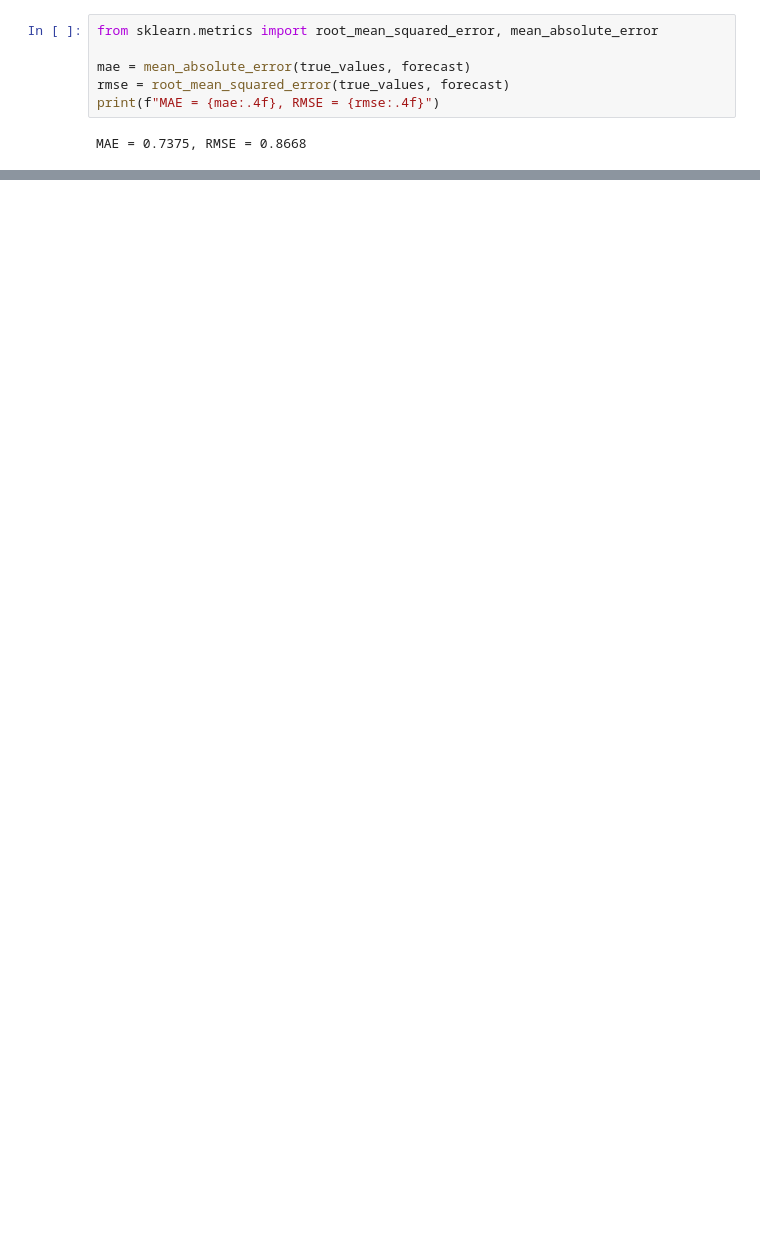
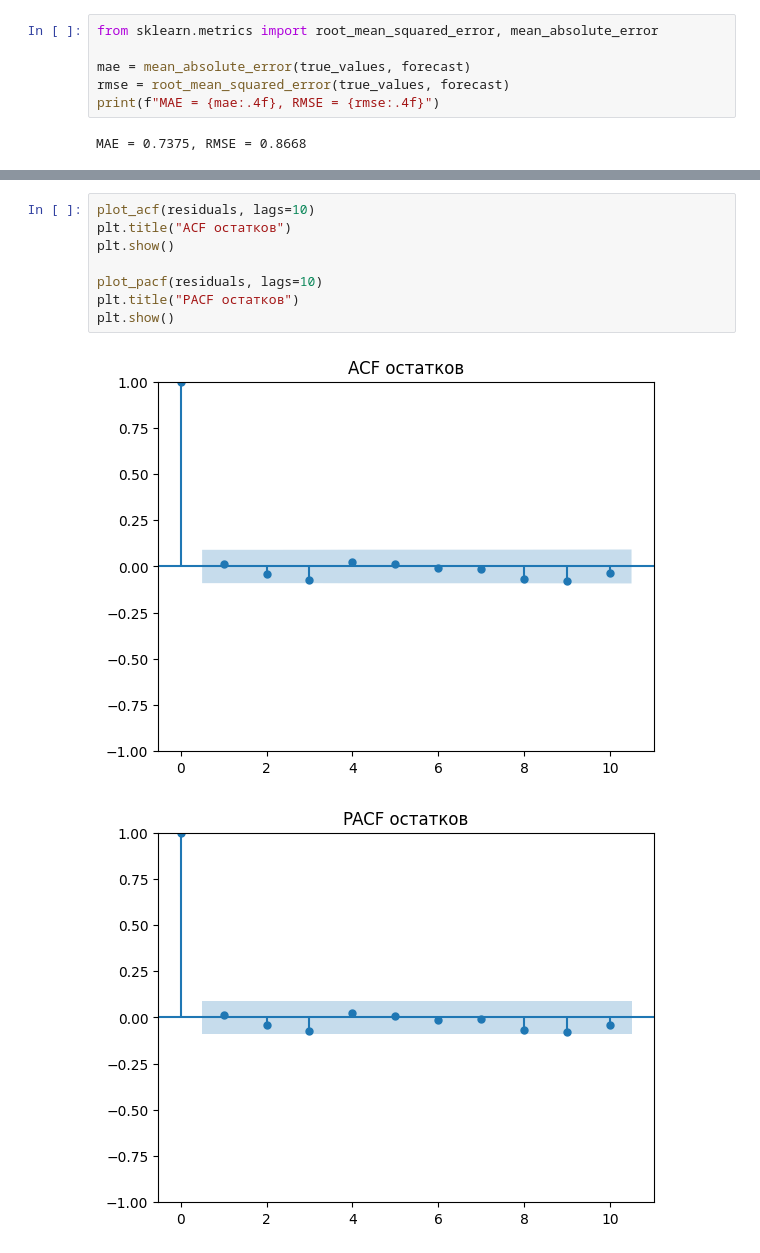
Before and after one commit to OspaNY/usd_to_rub_analysis, a Jupyter notebook: main.ipynb, the cells around one changed output, grey strips where cells are left out. Cells and saved outputs as stored; diff of their text form; blank space fills up the shorter version.

```diff
--- a/main.ipynb
+++ b/main.ipynb
@@ -292,0 +263,11 @@ MAE = 0.7375, RMSE = 0.8668
+# %%
+plot_acf(residuals, lags=10)
+plt.title("ACF остатков")
+plt.show()
+
+plot_pacf(residuals, lags=10)
+plt.title("PACF остатков")
+plt.show()
+# %% [output]
+[figure, added]
+[figure, added]
```
Also changed, not shown: parts of 14 cells of this notebook.
